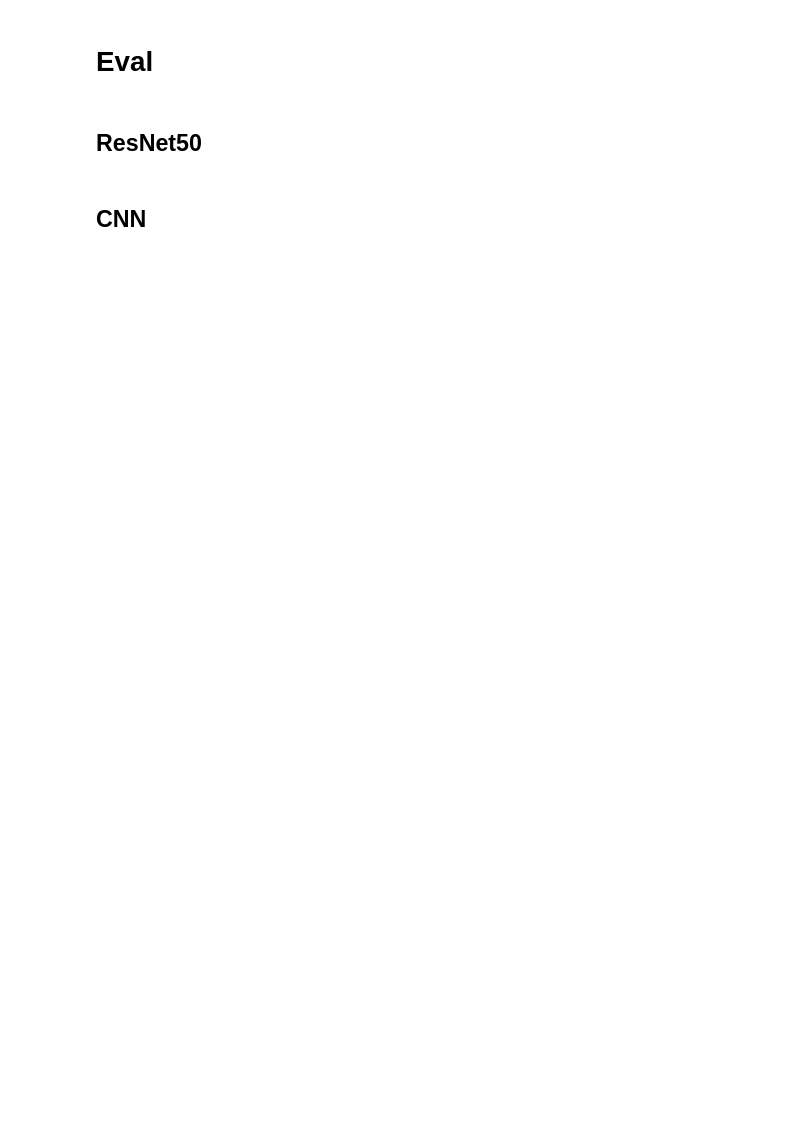
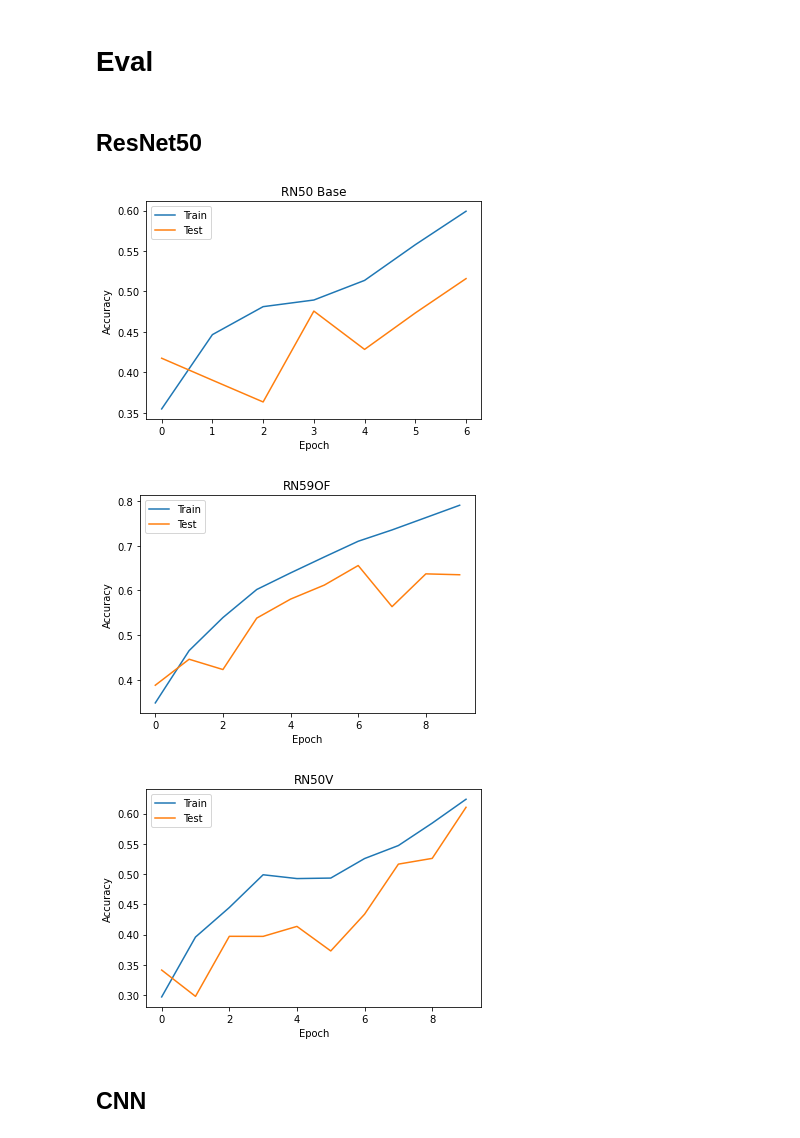
Before and after one commit to PhLoDuTi/DLS, a Jupyter notebook: 520K0220_Pham_Long_Duy_Tien_Midterm.ipynb, the cells around one changed output. Cells and saved outputs as stored; diff of their text form; code cells hidden in the pictures; blank space fills up the shorter version.

```diff
--- a/520K0220_Pham_Long_Duy_Tien_Midterm.ipynb
+++ b/520K0220_Pham_Long_Duy_Tien_Midterm.ipynb
@@ -756,28 +959,32 @@ history_cnnv = model.fit(train_images, train_labels, epochs=20,
 # %%
 
 plt.plot(history_rn50.history['accuracy'])
 plt.plot(history_rn50.history['val_accuracy'])
 plt.title('RN50 Base')
 plt.ylabel('Accuracy')
 plt.xlabel('Epoch')
 plt.legend(['Train', 'Test'], loc='upper left')
 plt.show()
 
 plt.plot(history_rn50of.history['accuracy'])
 plt.plot(history_rn50of.history['val_accuracy'])
-plt.title('RN59OF)
+plt.title('RN59OF')
 plt.ylabel('Accuracy')
 plt.xlabel('Epoch')
 plt.legend(['Train', 'Test'], loc='upper left')
 plt.show()
 
 plt.plot(history_rn50v.history['accuracy'])
 plt.plot(history_rn50v.history['val_accuracy'])
 plt.title('RN50V')
 plt.ylabel('Accuracy')
 plt.xlabel('Epoch')
 plt.legend(['Train', 'Test'], loc='upper left')
 plt.show()
+# %% [output]
+[figure, added]
+[figure, added]
+[figure, added]
 # %% [markdown]
 ## CNN
 # %%
```
Also changed, not shown: parts of 17 cells of this notebook.
